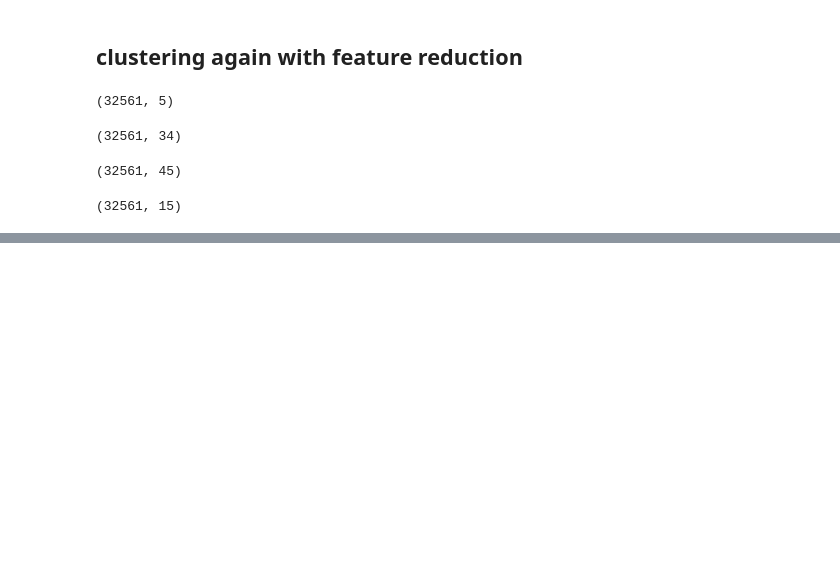
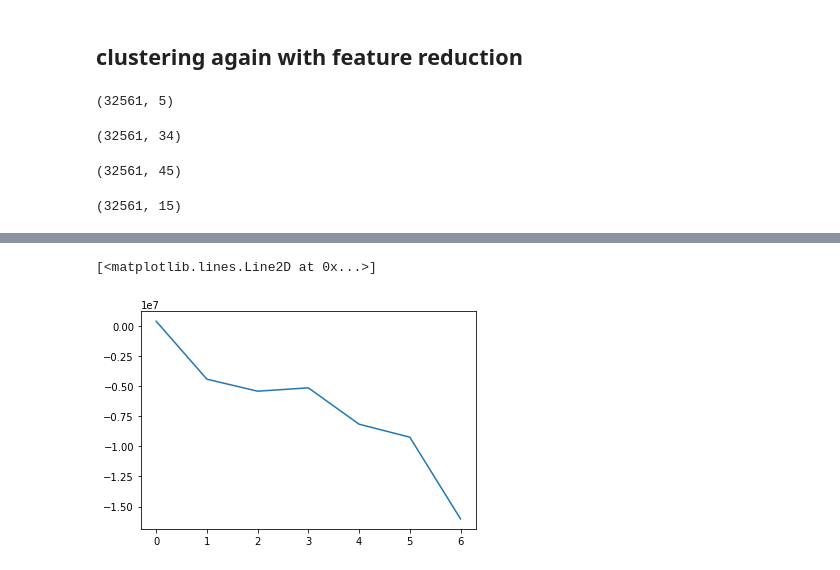
Before and after one commit to neojohny/ml_7641, a Jupyter notebook: homework3/clustering-Copy1.ipynb, the cells around one changed output, grey strips where cells are left out. Saved outputs shown, nothing was run; the diff lists cells and outputs as text; code cells hidden in the pictures; blank space fills up the shorter version.

```diff
--- a/homework3/clustering-Copy1.ipynb
+++ b/homework3/clustering-Copy1.ipynb
@@ -1408,0 +1486,5 @@ fig, (ax1, ax2) = plt.subplots(1, 2, figsize=(12, 8))
+# %%
+plt.plot(aa[0])
+# %% [output]
+[<matplotlib.lines.Line2D at 0x...>]
+[figure, added]
```
Also changed, not shown: parts of 13 cells of this notebook, 1 other file.
